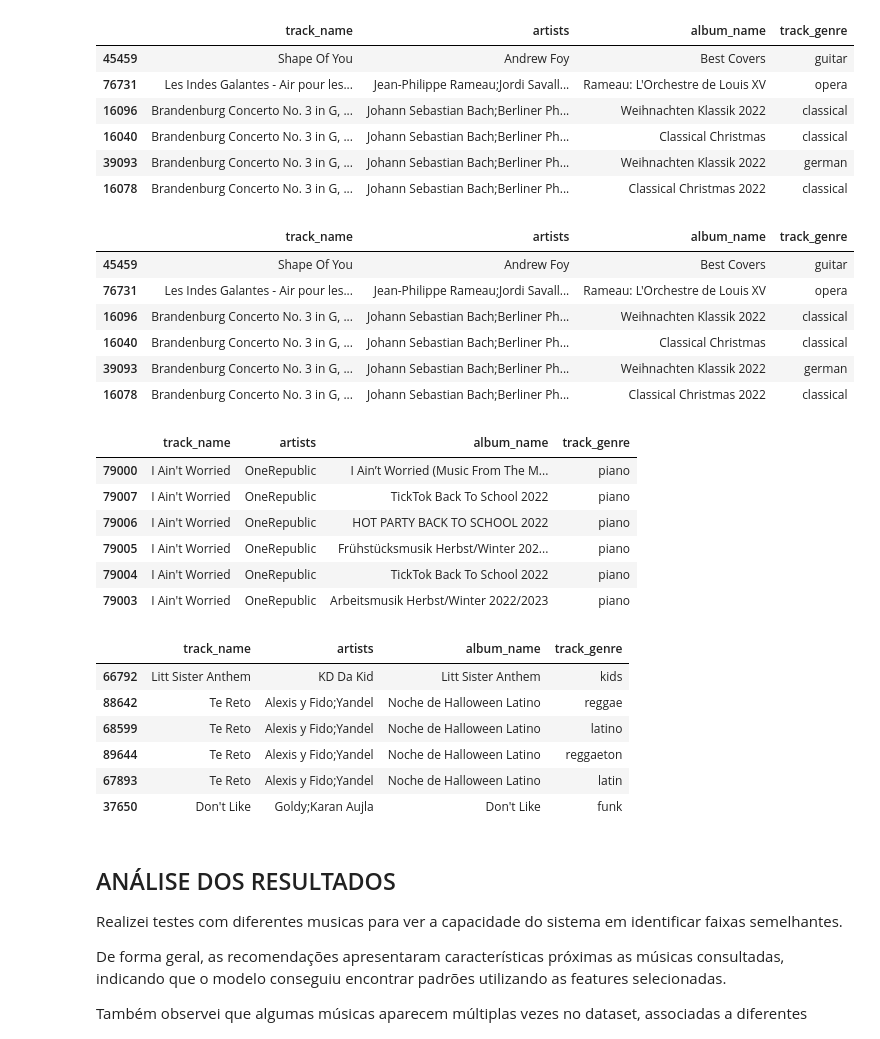
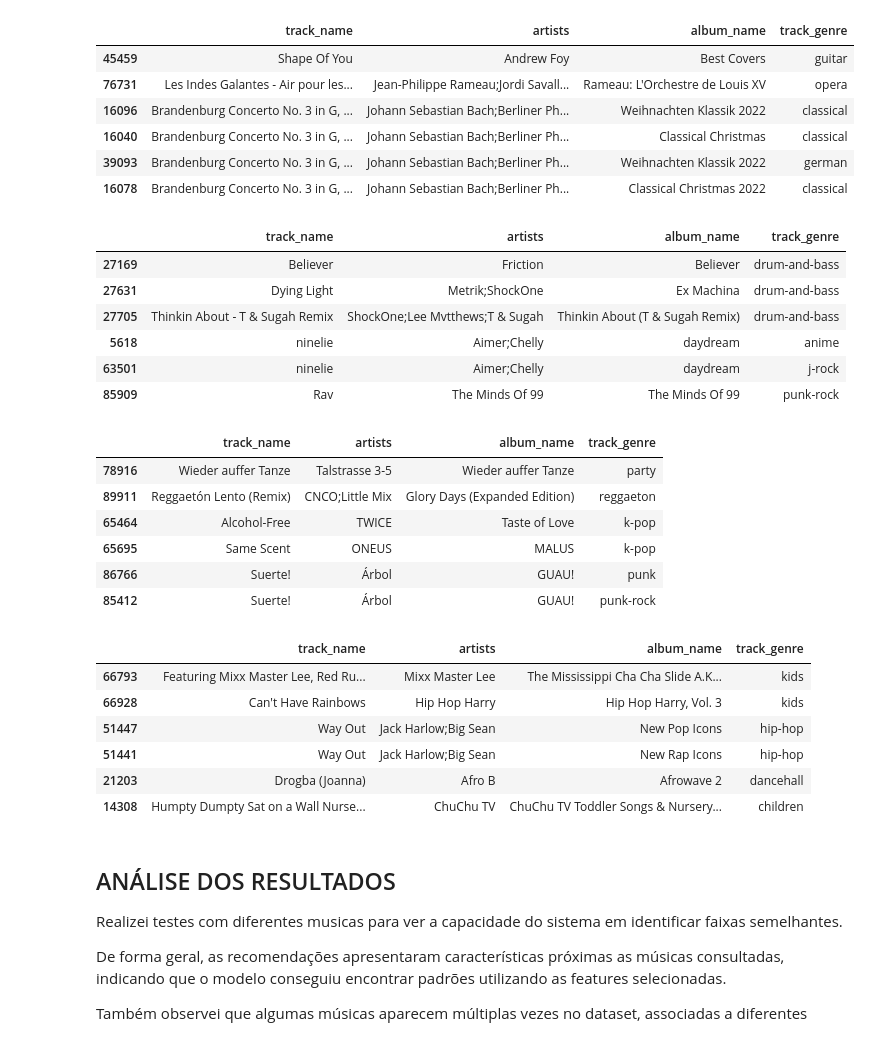
Before and after one commit to FelipeGhensevPeres/Spotify-Recommendation-System, a Jupyter notebook: notebooks/02_recommendation_model.ipynb, the cells around one changed output. Cells and saved outputs as stored; diff of their text form; code cells hidden in the pictures.

```diff
--- a/notebooks/02_recommendation_model.ipynb
+++ b/notebooks/02_recommendation_model.ipynb
@@ -349,35 +357,35 @@ recommendation_song(song_name="Shape Of You",artist='Andrew Foy')
 | 39093 | Brandenburg Concerto No. 3 in G, ... | Johann Sebastian Bach;Berliner Ph... | Weihnachten Klassik 2022 | german |
 | 16078 | Brandenburg Concerto No. 3 in G, ... | Johann Sebastian Bach;Berliner Ph... | Classical Christmas 2022 | classical |
 # %%
-recommendation_song(song_name="shape of you")
+recommendation_song(song_name="believer")
 # %% [output]
 |  | track_name | artists | album_name | track_genre |
-| 45459 | Shape Of You | Andrew Foy | Best Covers | guitar |
-| 76731 | Les Indes Galantes - Air pour les... | Jean-Philippe Rameau;Jordi Savall... | Rameau: L'Orchestre de Louis XV | opera |
-| 16096 | Brandenburg Concerto No. 3 in G, ... | Johann Sebastian Bach;Berliner Ph... | Weihnachten Klassik 2022 | classical |
-| 16040 | Brandenburg Concerto No. 3 in G, ... | Johann Sebastian Bach;Berliner Ph... | Classical Christmas | classical |
-| 39093 | Brandenburg Concerto No. 3 in G, ... | Johann Sebastian Bach;Berliner Ph... | Weihnachten Klassik 2022 | german |
-| 16078 | Brandenburg Concerto No. 3 in G, ... | Johann Sebastian Bach;Berliner Ph... | Classical Christmas 2022 | classical |
+| 27169 | Believer | Friction | Believer | drum-and-bass |
+| 27631 | Dying Light | Metrik;ShockOne | Ex Machina | drum-and-bass |
+| 27705 | Thinkin About - T & Sugah Remix | ShockOne;Lee Mvtthews;T & Sugah | Thinkin About (T & Sugah Remix) | drum-and-bass |
+| 5618 | ninelie | Aimer;Chelly | daydream | anime |
+| 63501 | ninelie | Aimer;Chelly | daydream | j-rock |
+| 85909 | Rav | The Minds Of 99 | The Minds Of 99 | punk-rock |
 # %%
-recommendation_song(song_name="counting stars")
+recommendation_song(song_name="Sie - Best Of VRR")
 # %% [output]
 |  | track_name | artists | album_name | track_genre |
-| 79000 | I Ain't Worried | OneRepublic | I Ain’t Worried (Music From The M... | piano |
-| 79007 | I Ain't Worried | OneRepublic | TickTok Back To School 2022 | piano |
-| 79006 | I Ain't Worried | OneRepublic | HOT PARTY BACK TO SCHOOL 2022 | piano |
-| 79005 | I Ain't Worried | OneRepublic | Frühstücksmusik Herbst/Winter 202... | piano |
-| 79004 | I Ain't Worried | OneRepublic | TickTok Back To School 2022 | piano |
-| 79003 | I Ain't Worried | OneRepublic | Arbeitsmusik Herbst/Winter 2022/2023 | piano |
+| 78916 | Wieder auffer Tanze | Talstrasse 3-5 | Wieder auffer Tanze | party |
+| 89911 | Reggaetón Lento (Remix) | CNCO;Little Mix | Glory Days (Expanded Edition) | reggaeton |
+| 65464 | Alcohol-Free | TWICE | Taste of Love | k-pop |
+| 65695 | Same Scent | ONEUS | MALUS | k-pop |
+| 86766 | Suerte! | Árbol | GUAU! | punk |
+| 85412 | Suerte! | Árbol | GUAU! | punk-rock |
 # %%
-recommendation_song(song_name="radioactive")
+recommendation_song(song_name="Litt Sister Anthem")
 # %% [output]
 |  | track_name | artists | album_name | track_genre |
-| 66792 | Litt Sister Anthem | KD Da Kid | Litt Sister Anthem | kids |
-| 88642 | Te Reto | Alexis y Fido;Yandel | Noche de Halloween Latino | reggae |
-| 68599 | Te Reto | Alexis y Fido;Yandel | Noche de Halloween Latino | latino |
-| 89644 | Te Reto | Alexis y Fido;Yandel | Noche de Halloween Latino | reggaeton |
-| 67893 | Te Reto | Alexis y Fido;Yandel | Noche de Halloween Latino | latin |
-| 37650 | Don't Like | Goldy;Karan Aujla | Don't Like | funk |
+| 66793 | Featuring Mixx Master Lee, Red Ru... | Mixx Master Lee | The Mississippi Cha Cha Slide A.K... | kids |
+| 66928 | Can't Have Rainbows | Hip Hop Harry | Hip Hop Harry, Vol. 3 | kids |
+| 51447 | Way Out | Jack Harlow;Big Sean | New Pop Icons | hip-hop |
+| 51441 | Way Out | Jack Harlow;Big Sean | New Rap Icons | hip-hop |
+| 21203 | Drogba (Joanna) | Afro B | Afrowave 2 | dancehall |
+| 14308 | Humpty Dumpty Sat on a Wall Nurse... | ChuChu TV | ChuChu TV Toddler Songs & Nursery... | children |
 # %% [markdown]
 ## ANÁLISE DOS RESULTADOS
 
```
Also changed, not shown: parts of 7 cells of this notebook.
